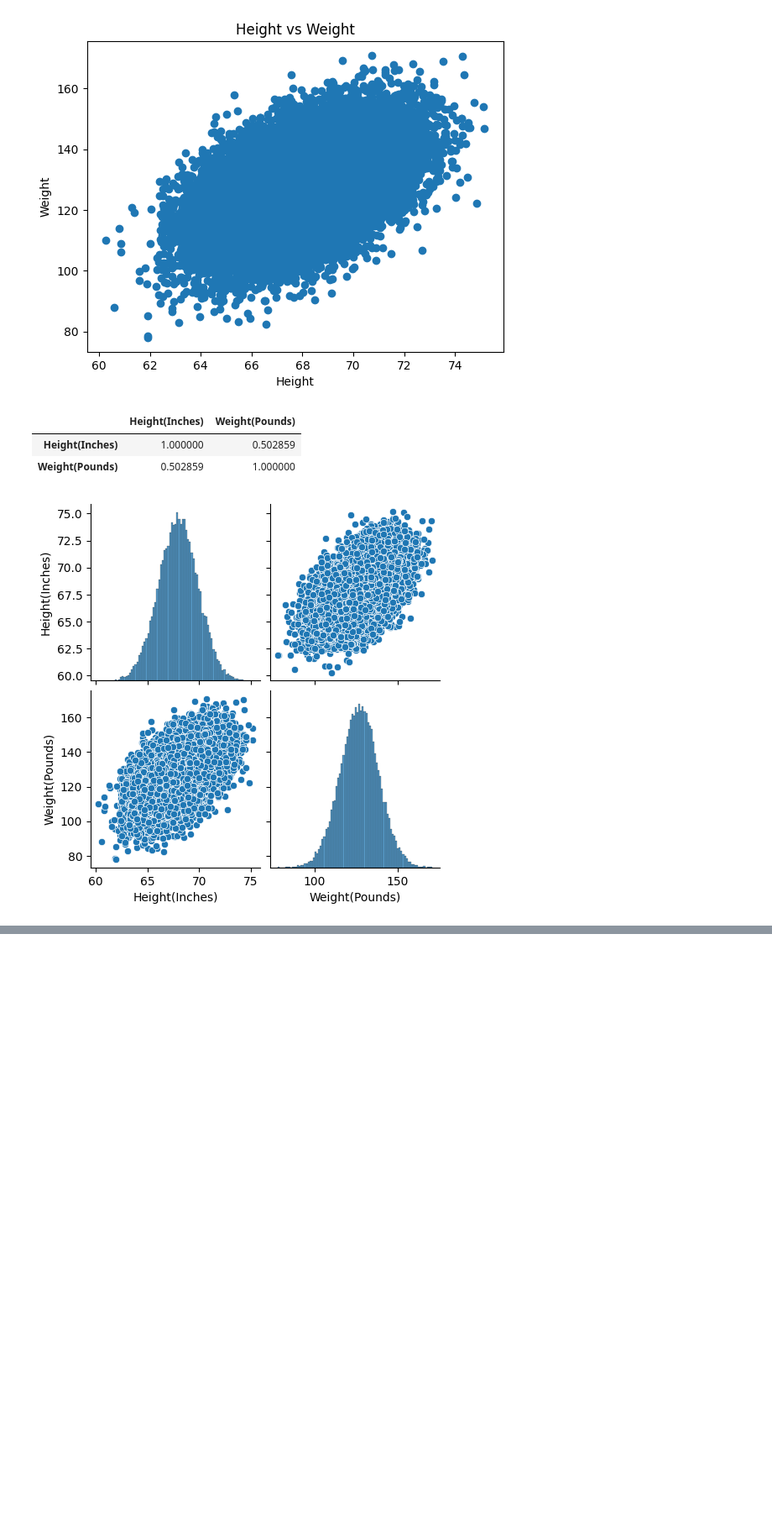
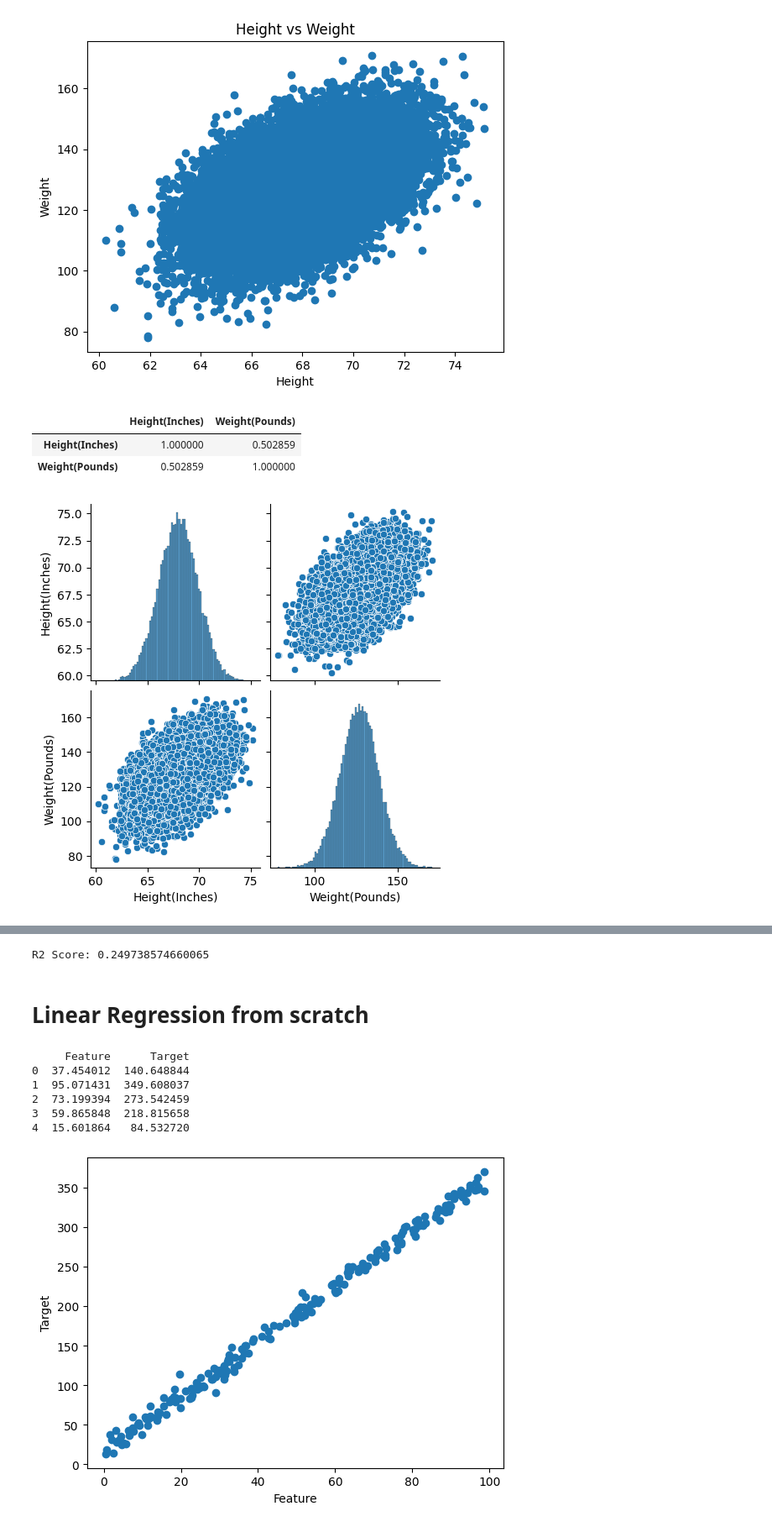
Before and after one commit to shubham25091998/machine_learning, a Jupyter notebook: LinearRegression.ipynb, the cells around one changed output, grey strips where cells are left out. Shown: that part at 84% size. Cells and saved outputs as stored; diff of their text form; code cells hidden in the pictures; blank space fills up the shorter version.

```diff
--- a/LinearRegression.ipynb
+++ b/LinearRegression.ipynb
@@ -130,3 +140,52 @@ Covariance Type:            nonrobust
 
 Notes:
 [1] Standard Errors assume that the covariance matrix of the errors is correctly specified.
+# %%
+from sklearn.preprocessing import PolynomialFeatures
+from sklearn.linear_model import LinearRegression
+from sklearn.pipeline import make_pipeline
+
+model = make_pipeline(PolynomialFeatures(degree=2), LinearRegression())
+model.fit(x_train, y_train)
+
+print("R2 Score:", model.score(x_test, y_test))
+# %% [output]
+R2 Score: 0.249738574660065
+# %% [markdown]
+# Linear Regression from scratch
+# %%
+import numpy as np
+import pandas as pd
+import matplotlib.pyplot as plt
+import urllib.request
+
+import numpy as np
+import pandas as pd
+import matplotlib.pyplot as plt
+
+def create_linear_dataset(n_samples=100, slope=5, intercept=10, noise_std=10, plot=True):
+    np.random.seed(42)
+    X = np.random.uniform(0, 100, size=n_samples)
+    noise = np.random.normal(0, noise_std, size=n_samples)
+    y = slope * X + intercept + noise
+
+    df = pd.DataFrame({'Feature': X, 'Target': y})
+    return df
+
+# Example usage
+dataset = create_linear_dataset(n_samples=200, slope=3.5, intercept=15, noise_std=8)
+print(dataset.head())
+# %% [output]
+     Feature      Target
+0  37.454012  140.648844
+1  95.071431  349.608037
+2  73.199394  273.542459
+3  59.865848  218.815658
+4  15.601864   84.532720
+# %%
+plt.scatter(dataset["Feature"], dataset["Target"])
+plt.xlabel("Feature")
+plt.ylabel("Target")
+plt.show()
+# %% [output]
+[figure, added]
```
Also changed, not shown: parts of 12 cells of this notebook.
